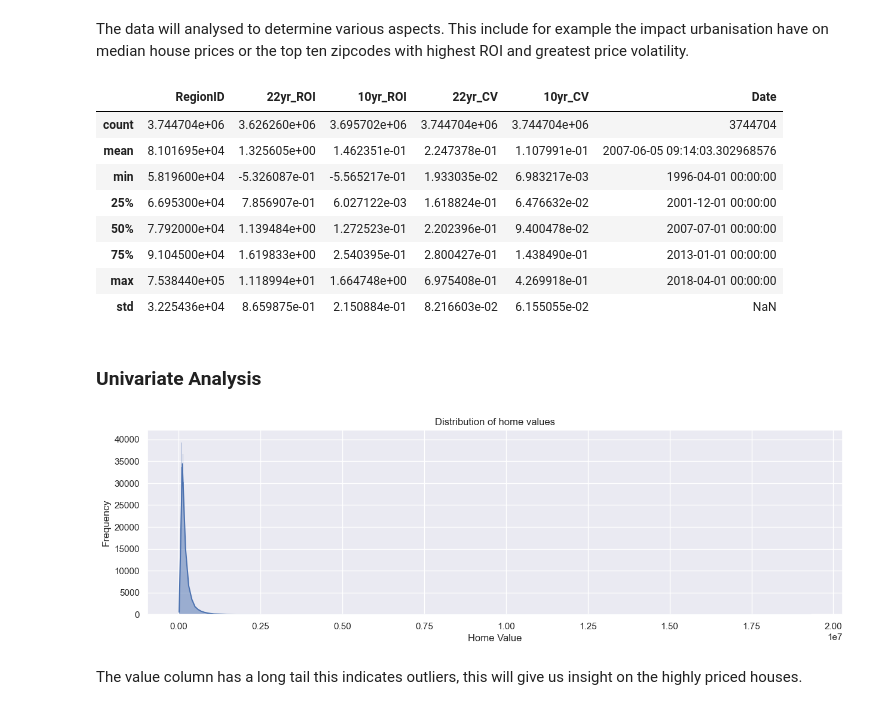
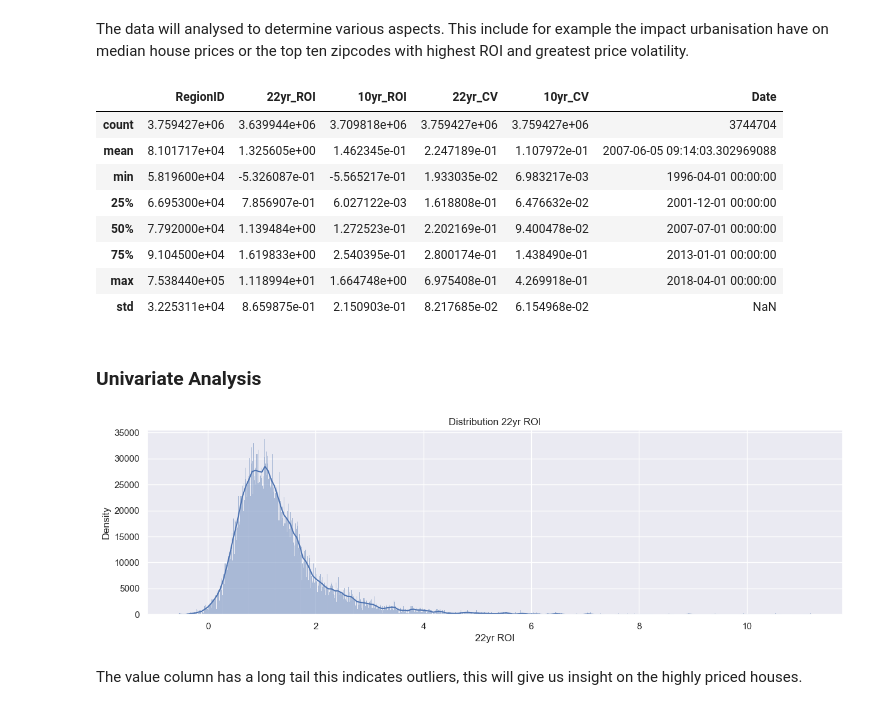
Before and after one commit to Brenda-Mutai/dsc-Time-Series, a Jupyter notebook: student.notebook.ipynb, the cells around one changed output. Cells and saved outputs as stored; diff of their text form; code cells hidden in the pictures.

```diff
--- a/student.notebook.ipynb
+++ b/student.notebook.ipynb
@@ -267,13 +267,13 @@ data = df.copy()
 # %%
 def melt_df(df):
     # Assuming 'Date' is the correct column name for date information
-    melt = pd.melt(df, id_vars=['Zipcode', 'RegionID', 'State', 'Metro', 'SizeRank', 'CountyName', '22yr_ROI', '10yr_ROI', '22yr_CV', '10yr_CV'], var_name='Date')
+    melt = pd.melt(df, id_vars=['Zipcode', 'RegionID', 'State', 'Metro', 'SizeRank', 'CountyName', '22yr_ROI', '10yr_ROI', '22yr_CV', '10yr_CV'], var_name='Date', value_name='value')
 
     # Ensure the 'Date' column is converted to datetime format
-    melt['Date'] = pd.to_datetime(melt['Date'], errors='coerce')  # Use 'coerce' to handle invalid dates
+    melt['Date'] = pd.to_datetime(melt['Date'], errors='coerce',format='%Y-%m' )  # Use 'coerce' to handle invalid dates
 
     # Drop rows with missing date values (if any)
-    melt = melt.dropna(subset=['Date', 'value'])  # Ensure 'Date' and 'value' columns are present
+    melt = melt.dropna(subset=['value'])  # Ensure 'Date' and 'value' columns are present
     return melt
 # %%
 data = melt_df(data)
@@ -327,26 +314,26 @@ The data will analysed to determine various aspects. This include for example th
 data.describe()
 # %% [output]
 |  | RegionID | 22yr_ROI | 10yr_ROI | 22yr_CV | 10yr_CV | Date |
-| count | 3.744704e+06 | 3.626260e+06 | 3.695702e+06 | 3.744704e+06 | 3.744704e+06 | 3744704 |
-| mean | 8.101695e+04 | 1.325605e+00 | 1.462351e-01 | 2.247378e-01 | 1.107991e-01 | 2007-06-05 09:14:03.302968576 |
+| count | 3.759427e+06 | 3.639944e+06 | 3.709818e+06 | 3.759427e+06 | 3.759427e+06 | 3744704 |
+| mean | 8.101717e+04 | 1.325605e+00 | 1.462345e-01 | 2.247189e-01 | 1.107972e-01 | 2007-06-05 09:14:03.302969088 |
 | min | 5.819600e+04 | -5.326087e-01 | -5.565217e-01 | 1.933035e-02 | 6.983217e-03 | 1996-04-01 00:00:00 |
-| 25% | 6.695300e+04 | 7.856907e-01 | 6.027122e-03 | 1.618824e-01 | 6.476632e-02 | 2001-12-01 00:00:00 |
-| 50% | 7.792000e+04 | 1.139484e+00 | 1.272523e-01 | 2.202396e-01 | 9.400478e-02 | 2007-07-01 00:00:00 |
-| 75% | 9.104500e+04 | 1.619833e+00 | 2.540395e-01 | 2.800427e-01 | 1.438490e-01 | 2013-01-01 00:00:00 |
+| 25% | 6.695300e+04 | 7.856907e-01 | 6.027122e-03 | 1.618808e-01 | 6.476632e-02 | 2001-12-01 00:00:00 |
+| 50% | 7.792000e+04 | 1.139484e+00 | 1.272523e-01 | 2.202169e-01 | 9.400478e-02 | 2007-07-01 00:00:00 |
+| 75% | 9.104500e+04 | 1.619833e+00 | 2.540395e-01 | 2.800174e-01 | 1.438490e-01 | 2013-01-01 00:00:00 |
 | max | 7.538440e+05 | 1.118994e+01 | 1.664748e+00 | 6.975408e-01 | 4.269918e-01 | 2018-04-01 00:00:00 |
-| std | 3.225436e+04 | 8.659875e-01 | 2.150884e-01 | 8.216603e-02 | 6.155055e-02 | NaN |
+| std | 3.225311e+04 | 8.659875e-01 | 2.150903e-01 | 8.217685e-02 | 6.154968e-02 | NaN |
 # %% [markdown]
 ### Univariate Analysis
 # %%
 #Create a  histogram of home values
 plt.figure(figsize=(15,4))
-sns.histplot(data['value'],kde=True)
-plt.title('Distribution of home values')
-plt.xlabel('Home Value')
-plt.ylabel('Frequency')
+sns.histplot(data['22yr_ROI'],kde=True)
+plt.title('Distribution 22yr ROI')
+plt.ylabel('Density')
+plt.xlabel('22yr ROI')
 plt.show()
 # %% [output]
-[figure, old version]
+[figure, new version]
 # %% [markdown]
 The value column has a long tail this indicates outliers, this will give us insight on the highly priced houses.
 # %% [markdown]
```
Also changed, not shown: parts of 9 cells of this notebook.
